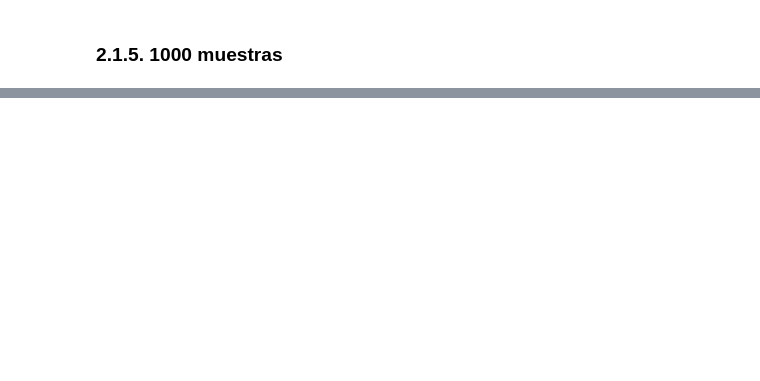
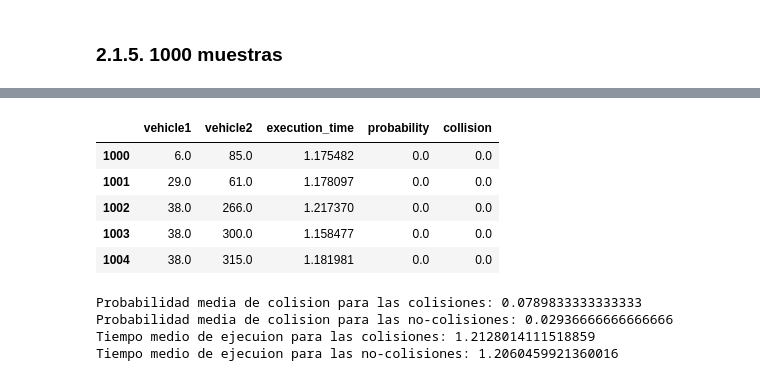
Before and after one commit to rcorvial/vehicles_collision_detector, a Jupyter notebook: Probabilidad_de_colision.ipynb, the cells around one changed output, grey strips where cells are left out. Saved outputs shown, nothing was run; the diff lists cells and outputs as text; code cells hidden in the pictures; blank space fills up the shorter version.

```diff
--- a/Probabilidad_de_colision.ipynb
+++ b/Probabilidad_de_colision.ipynb
@@ -371,0 +445,27 @@ df_collision_prob.head()
+# %%
+df_collision_prob[df_collision_prob['collision'] == 0].head()
+# %% [output]
+|  | vehicle1 | vehicle2 | execution_time | probability | collision |
+| 1000 | 6.0 | 85.0 | 1.175482 | 0.0 | 0.0 |
+| 1001 | 29.0 | 61.0 | 1.178097 | 0.0 | 0.0 |
+| 1002 | 38.0 | 266.0 | 1.217370 | 0.0 | 0.0 |
+| 1003 | 38.0 | 300.0 | 1.158477 | 0.0 | 0.0 |
+| 1004 | 38.0 | 315.0 | 1.181981 | 0.0 | 0.0 |
+# %%
+collisions = df_collision_prob[df_collision_prob['collision'] == 1]
+no_collisions = df_collision_prob[df_collision_prob['collision'] == 0]
+
+print("Probabilidad media de colision para las colisiones: {}"
+      .format(np.mean(collisions['probability'])))
+print("Probabilidad media de colision para las no-colisiones: {}"
+      .format(np.mean(no_collisions['probability'])))
+
+print("Tiempo medio de ejecuion para las colisiones: {}"
+      .format(np.mean(collisions['execution_time'])))
+print("Tiempo medio de ejecuion para las no-colisiones: {}"
+      .format(np.mean(no_collisions['execution_time'])))
+# %% [output]
+Probabilidad media de colision para las colisiones: 0.0789833333333333
+Probabilidad media de colision para las no-colisiones: 0.02936666666666666
+Tiempo medio de ejecuion para las colisiones: 1.2128014111518859
+Tiempo medio de ejecuion para las no-colisiones: 1.2060459921360016
```
Also changed, not shown: parts of 26 cells of this notebook, 2 other files.
